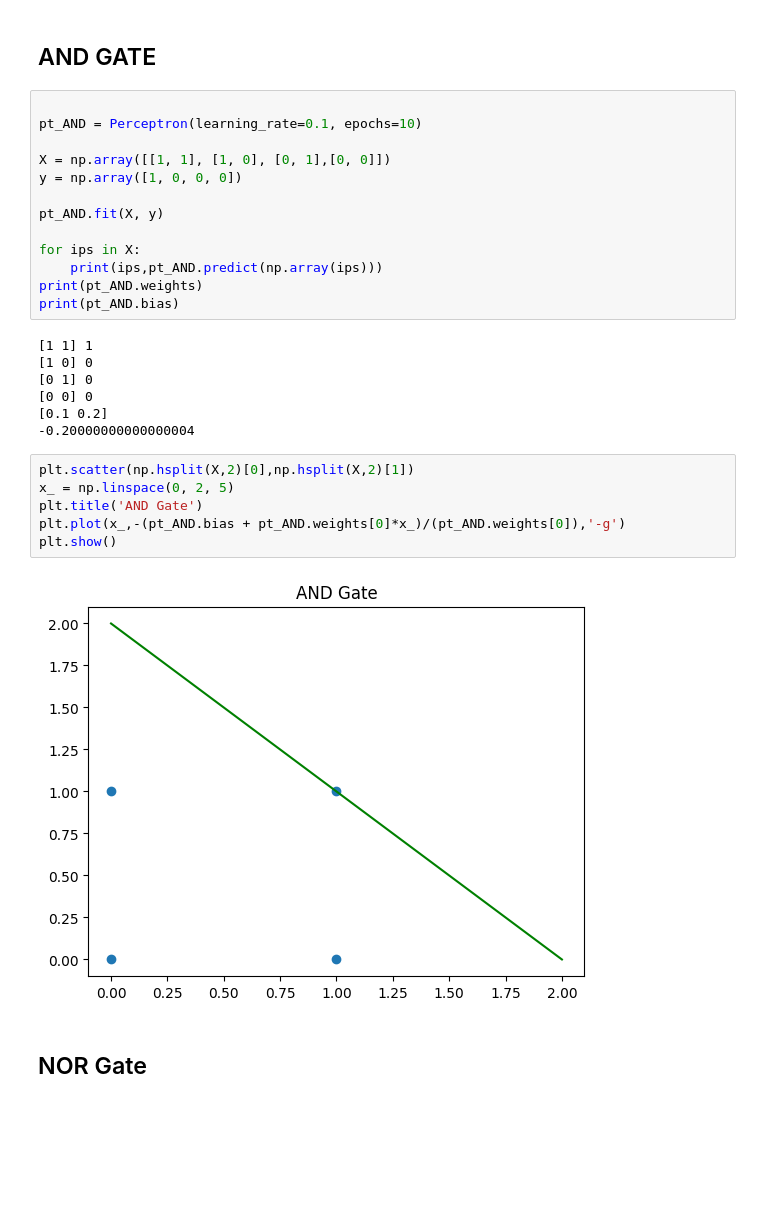
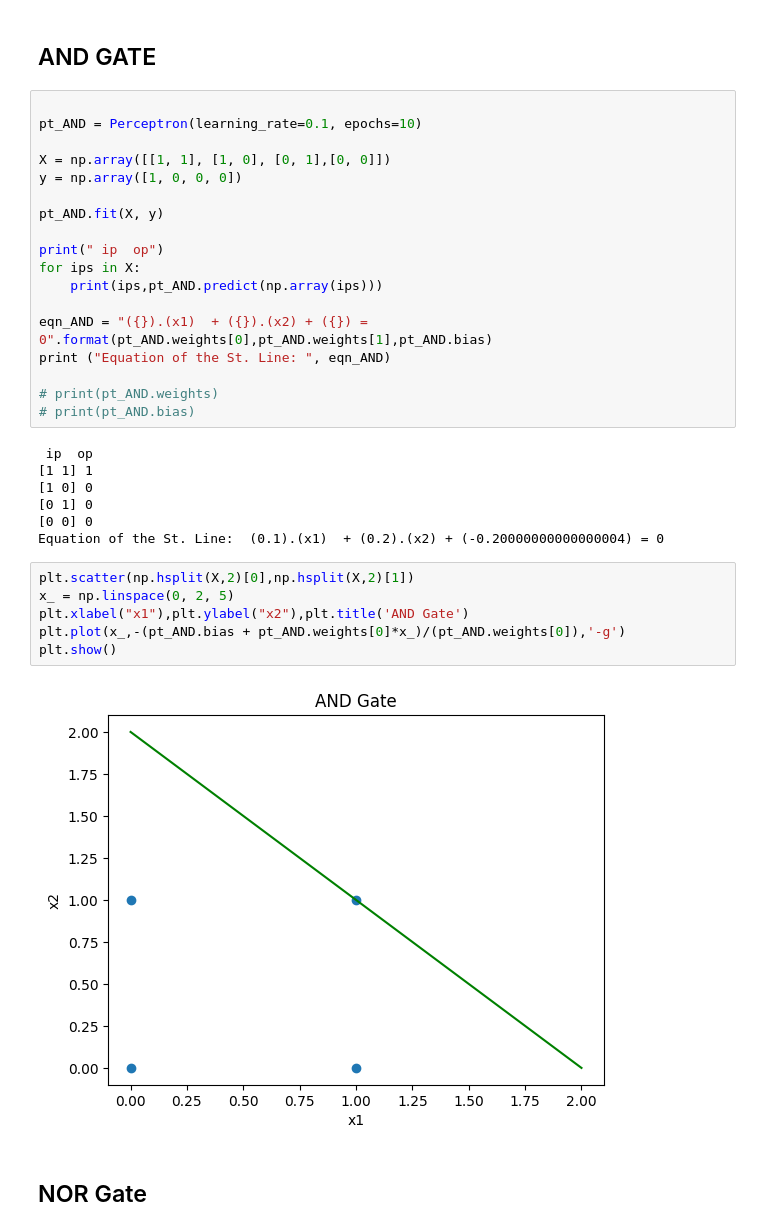
Before and after one commit to Programmer-Bose/Computational_Intelligence, a Jupyter notebook: Perceptron/test.ipynb, the cells around one changed output. Saved outputs shown, nothing was run; the diff lists cells and outputs as text; blank space fills up the shorter version.

```diff
--- a/Perceptron/test.ipynb
+++ b/Perceptron/test.ipynb
@@ -43,25 +47,30 @@ y = np.array([1, 0, 0, 0])
 
 pt_AND.fit(X, y)
 
+print(" ip  op")
 for ips in X:
     print(ips,pt_AND.predict(np.array(ips)))
-print(pt_AND.weights)
-print(pt_AND.bias)
+
+eqn_AND = "({}).(x1)  + ({}).(x2) + ({}) = 0".format(pt_AND.weights[0],pt_AND.weights[1],pt_AND.bias)
+print ("Equation of the St. Line: ", eqn_AND)
+
+# print(pt_AND.weights)
+# print(pt_AND.bias)
 # %% [output]
+ ip  op
 [1 1] 1
 [1 0] 0
 [0 1] 0
 [0 0] 0
-[0.1 0.2]
--0.20000000000000004
+Equation of the St. Line:  (0.1).(x1)  + (0.2).(x2) + (-0.20000000000000004) = 0
 # %%
 plt.scatter(np.hsplit(X,2)[0],np.hsplit(X,2)[1])
 x_ = np.linspace(0, 2, 5)
-plt.title('AND Gate')
+plt.xlabel("x1"),plt.ylabel("x2"),plt.title('AND Gate')
 plt.plot(x_,-(pt_AND.bias + pt_AND.weights[0]*x_)/(pt_AND.weights[0]),'-g')
 plt.show()
 # %% [output]
-[figure, old version]
+[figure, new version]
 # %% [markdown]
 <h2> NOR Gate
 # %%
```
Also changed, not shown: parts of 7 cells of this notebook, 3 other files.
